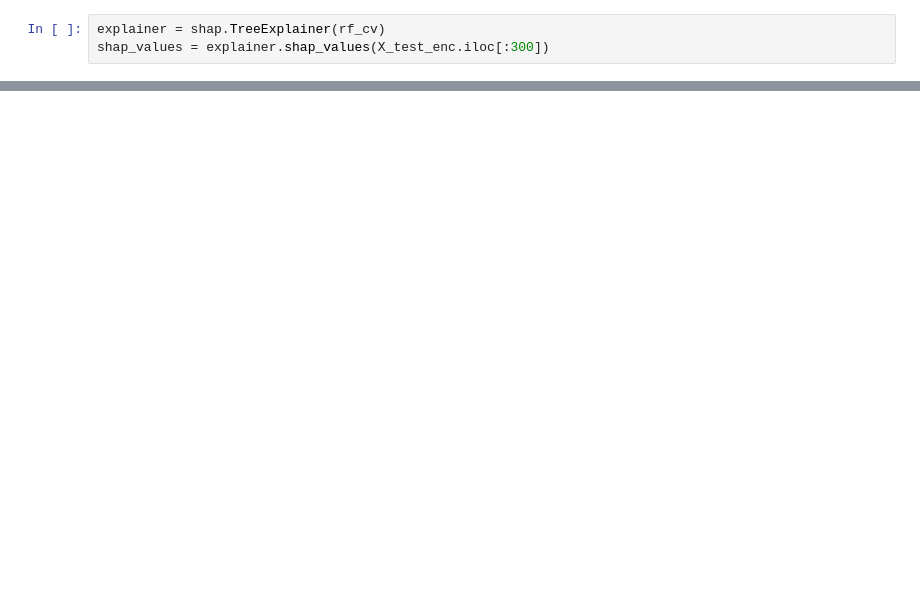
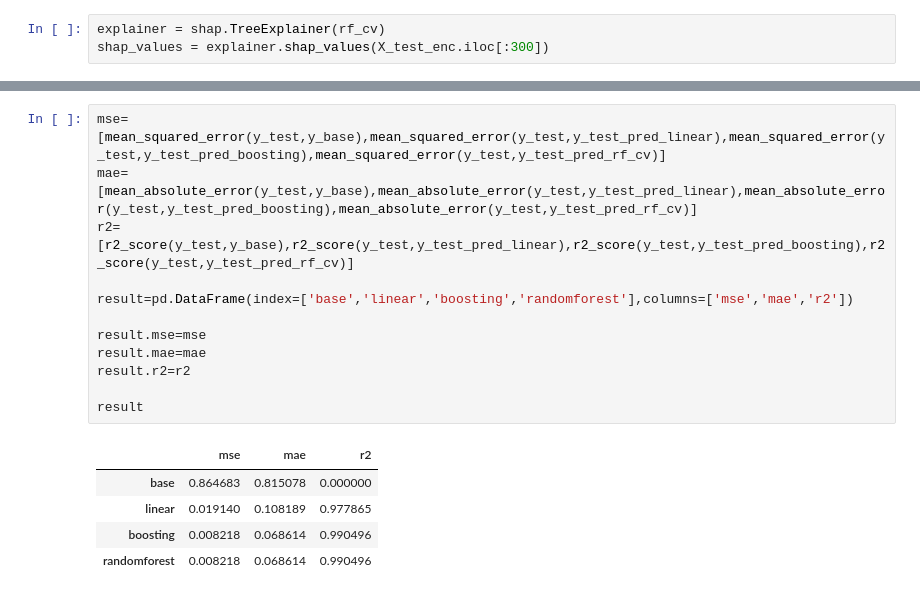
Before and after one commit to IlsuSong/diamond_price_pred, a Jupyter notebook: AI_14_송일수_Section2.ipynb, the cells around one changed output, grey strips where cells are left out. Drawn from its saved outputs; the diff is of its cells as text; blank space fills up the shorter version.

```diff
--- a/AI_14_송일수_Section2.ipynb
+++ b/AI_14_송일수_Section2.ipynb
@@ -466,0 +486,18 @@ shap.summary_plot(shap_values, X_test_enc.iloc[:300], plot_type="bar")
+# %%
+mse=[mean_squared_error(y_test,y_base),mean_squared_error(y_test,y_test_pred_linear),mean_squared_error(y_test,y_test_pred_boosting),mean_squared_error(y_test,y_test_pred_rf_cv)]
+mae=[mean_absolute_error(y_test,y_base),mean_absolute_error(y_test,y_test_pred_linear),mean_absolute_error(y_test,y_test_pred_boosting),mean_absolute_error(y_test,y_test_pred_rf_cv)]
+r2=[r2_score(y_test,y_base),r2_score(y_test,y_test_pred_linear),r2_score(y_test,y_test_pred_boosting),r2_score(y_test,y_test_pred_rf_cv)]
+
+result=pd.DataFrame(index=['base','linear','boosting','randomforest'],columns=['mse','mae','r2'])
+
+result.mse=mse
+result.mae=mae
+result.r2=r2
+
+result
+# %% [output]
+|  | mse | mae | r2 |
+| base | 0.864683 | 0.815078 | 0.000000 |
+| linear | 0.019140 | 0.108189 | 0.977865 |
+| boosting | 0.008218 | 0.068614 | 0.990496 |
+| randomforest | 0.008218 | 0.068614 | 0.990496 |
```
Also changed, not shown: parts of 19 cells of this notebook.
